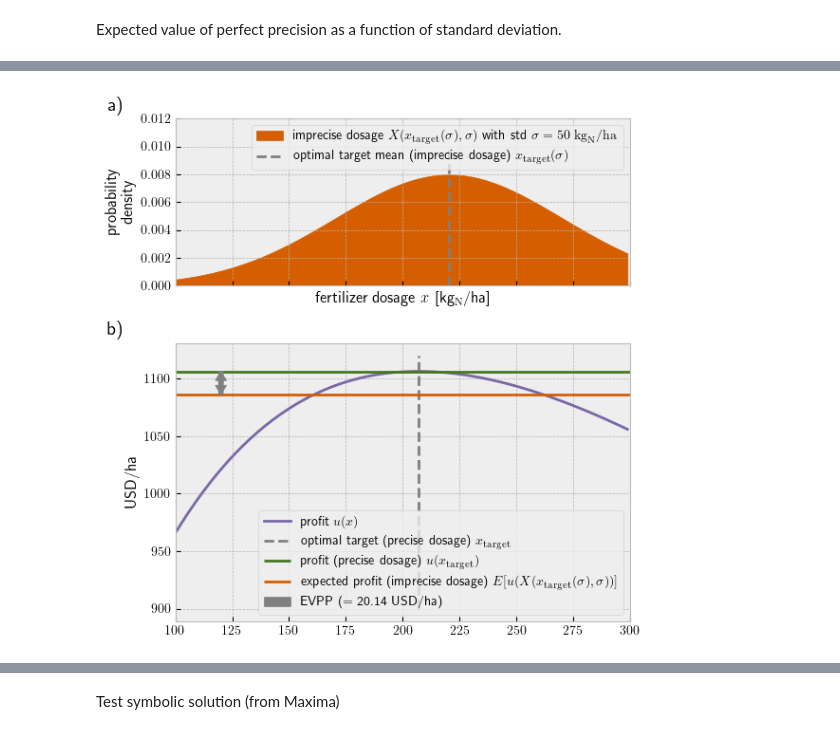
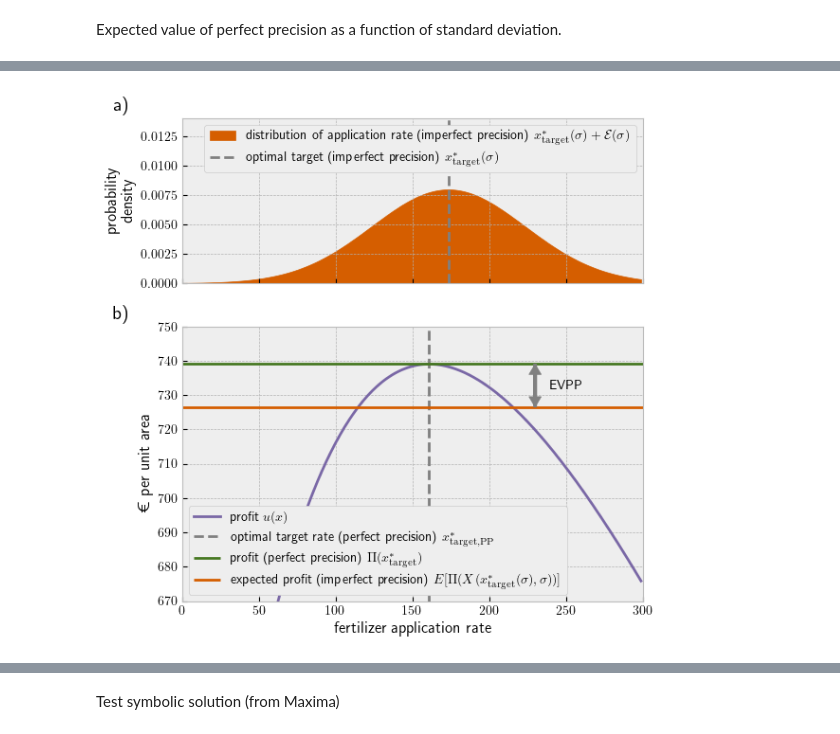
Before and after one commit to johanneskopton/value-of-precision, a Jupyter notebook: case_study1/case_study1.ipynb, the cells around one changed output, grey strips where cells are left out. Cells and saved outputs as stored; diff of their text form; code cells hidden in the pictures.

```diff
--- a/case_study1/case_study1.ipynb
+++ b/case_study1/case_study1.ipynb
@@ -185,50 +157,74 @@ fig, axs = plt.subplots(2, 1, figsize=(6, 6), sharex=True, height_ratios=[3, 5])
 
 axt = axs[0]
 ax = axs[1]
 
-mask = slice(100, None)
+mask = slice(None, None)
 
-axt.fill_between(fertilizer_range[mask], 0, probability_density[mask], color="C4", label="imprecise dosage $X(x_\mathrm{target}(\sigma), \sigma)$ with std $\sigma = 50  \ \mathrm{kg}_\mathrm{N} / \mathrm{ha}$", alpha=1)
+axt.fill_between(fertilizer_range[mask], 0, probability_density[mask], color="C4", label=r"distribution of application rate (imperfect precision)  $x^\ast_\mathrm{target}(\sigma) + \mathcal{E}(\sigma)$", alpha=1)
 
-axt.vlines(get_x_max_sigma(sigma, a, b, d), 0, 0.01, color="gray", linestyle="dashed", label="optimal target mean (imprecise dosage) $x_\mathrm{target}(\sigma)$", zorder=2)
+axt.vlines(get_x_max_sigma(sigma, a, b, d), 0, 0.02, color="gray", linestyle="dashed", label=r"optimal target (imperfect precision) $x^\ast_\mathrm{target}(\sigma)$", zorder=2)
 
 axt.set_ylabel('probability\ndensity')
-axt.set_ylim(0, 0.012)
+axt.set_ylim(0, 0.014)
 axt.legend()
 axt.set_title("a)", loc="left", x=-0.15)
 
 
 ax.plot(fertilizer_range[mask], profit[mask], label="profit $u(x)$", c="C2")
-ax.vlines(x_max_symbolic, 9e2, 11.2e2, color="gray", linestyle="dashed", label=r"optimal target (precise dosage) $x_\mathrm{target}$", zorder=2)
-ax.hlines(expected_profit(a, b, d, 0, x_max_symbolic), 0, 300, color="C3", label=r"profit (precise dosage) $u(x_\mathrm{target})$", zorder=2)
-ax.hlines(expected_profit(a, b, d, 50, get_x_max_sigma(sigma, a, b, d)), 0, 300, color="C4", label=r"expected profit (imprecise dosage) $E[u(X(x_\mathrm{target}(\sigma), \sigma))]$", zorder=2)
+ax.vlines(x_max_symbolic, 0, 1000, color="gray", linestyle="dashed", label=r"optimal target rate (perfect precision) $x^\ast_\mathrm{target, PP}$", zorder=2)
+ax.hlines(expected_profit(a, b, d, 0, x_max_symbolic), 0, 300, color="C3", label=r"profit (perfect precision) $\Pi(x^\ast_\mathrm{target})$", zorder=2)
+ax.hlines(expected_profit(a, b, d, 50, get_x_max_sigma(sigma, a, b, d)), 0, 300, color="C4", label=r"expected profit (imperfect precision) $E[\Pi(X(x^\ast_\mathrm{target}(\sigma), \sigma))]$", zorder=2)
+ax.set_ylim(670, 750)
 
 
-ax.arrow(120, expected_profit(a, b, d, 50, get_x_max_sigma(sigma, a, b, d)),
-         0, EVPP, width=2, head_width=5, head_length=8, fc='gray', ec='gray',
-         length_includes_head=True, zorder=5, label="EVPP (= {:.2f} USD/ha)".format(EVPP))
 
-ax.arrow(120, expected_profit(a, b, d, 0, x_max_symbolic),
-         0, -EVPP, width=2, head_width=5, head_length=8, fc='gray', ec='gray',
-         length_includes_head=True, zorder=5)
+# First arrow (upwards)
+arrow1_x = 230
+arrow1_y = expected_profit(a, b, d, 50, get_x_max_sigma(sigma, a, b, d))
+ax.arrow(arrow1_x, arrow1_y,
+         0, EVPP, width=2, head_width=8, head_length=3, fc='gray', ec='gray',
+         length_includes_head=True, zorder=8)
+
+# Second arrow (downwards)
+arrow2_x = 230
+arrow2_y = expected_profit(a, b, d, 0, x_max_symbolic)
+ax.arrow(arrow2_x, arrow2_y,
+         0, -EVPP, width=2, head_width=8, head_length=3, fc='gray', ec='gray',
+         length_includes_head=True, zorder=8)
+
+# --- Add the textbox label using ax.annotate() ---
+# Calculate the midpoint of the double arrow for text placement
+text_x = arrow1_x + 10 # Offset slightly to the right of the arrows
+text_y = (arrow1_y + arrow2_y) / 2
+
+# You can format EVPP within the string.
+# Using f-strings is a clean way to do this.
+label_text = f"EVPP" # Formats EVPP to 2 decimal places
+ax.text(text_x, text_y, label_text, ha='left', va='center',
+        bbox=dict(boxstyle="round,pad=0.3", fc="lightgray", ec="black", lw=0.8, alpha=0))
 
 
 
 ax.legend()
-ax.set_ylabel('USD/ha')
+ax.set_ylabel('€ per unit area')
 ax.set_title("b)", loc="left", x=-0.15)
 
 #ax.set_ylim(9e4, 11.5e2)
 
-axt.set_xlabel('fertilizer dosage $x$ [kg$_\mathrm{N}$/ha]')
+ax.set_xlabel(r'fertilizer application rate')
 
-axt.set_xlim(100, 300)
+axt.set_xlim(0, 300)
+
+ax.legend().get_frame().set_alpha(1)
+axt.legend().get_frame().set_alpha(1)
+
+
 fig.tight_layout()
 
 fig.savefig("synplot2.png", dpi=600)
 fig.savefig("synplot2.svg")
 # %% [output]
-[figure, old version]
+[figure, new version]
 # %%
 def EVPP_fun(a, b, d, x_max, sigma):
     return expected_profit(a, b, d, 0, x_max) - expected_profit(a, b, d, sigma, get_x_max_sigma(sigma, a, b, d))
```
Also changed, not shown: parts of 24 cells of this notebook, 2 other files.
